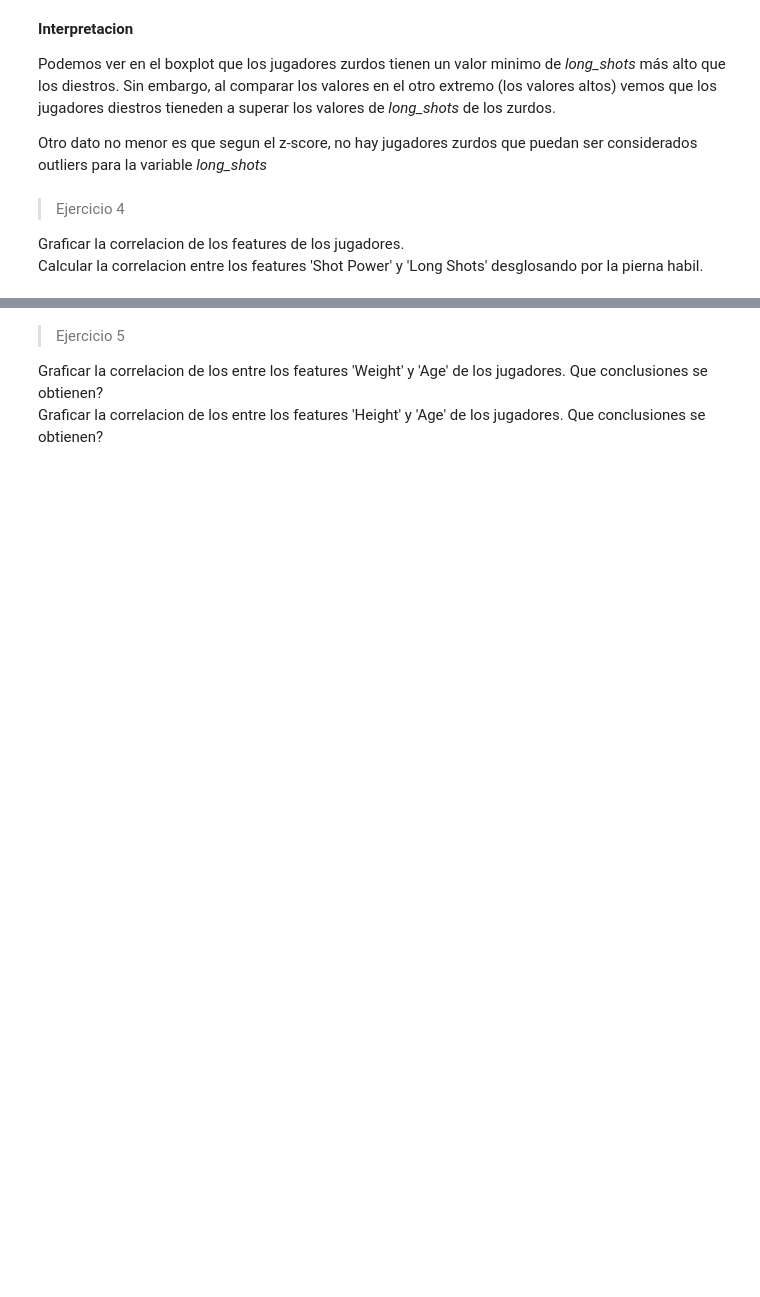
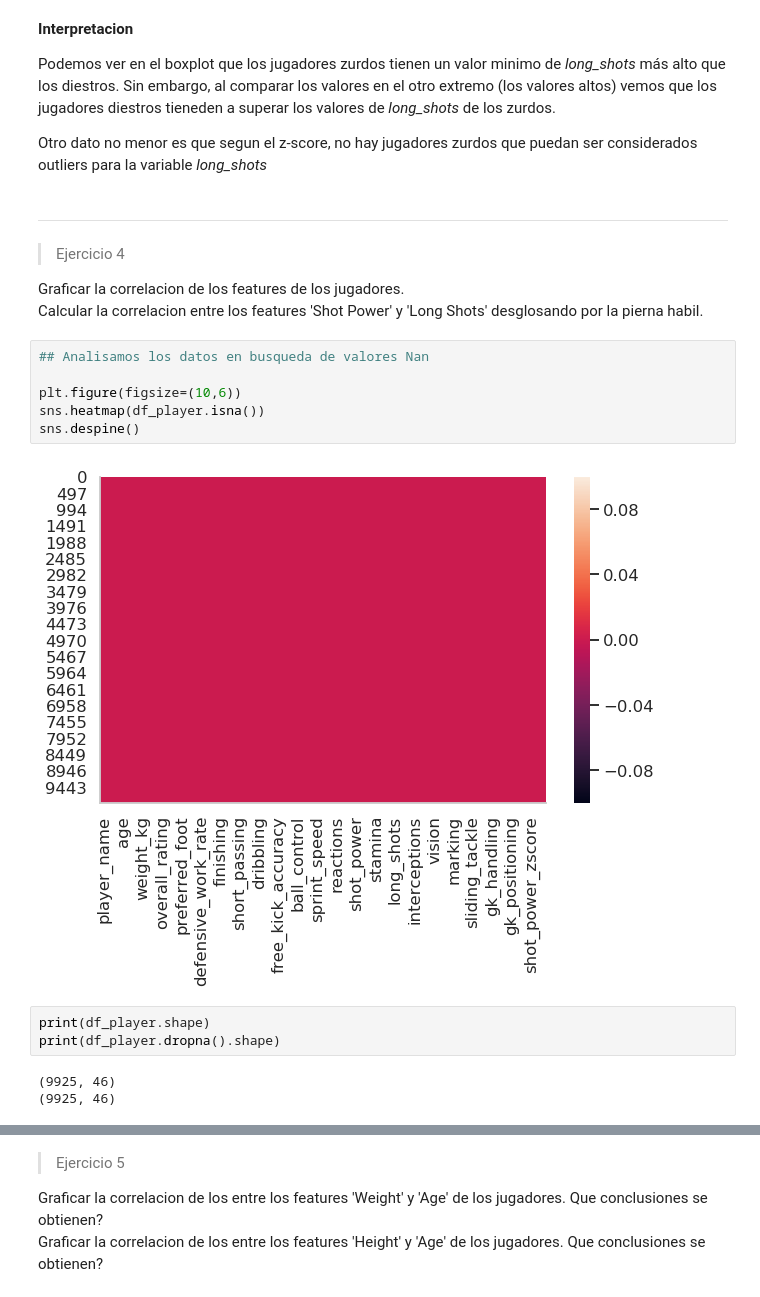
Before and after one commit to diplodatos2019/Mentoria_Analisis_Visualizacion_Datos, a Jupyter notebook: Practico_AyV_resolucion.ipynb, the cells around one changed output, grey strips where cells are left out. Saved outputs shown, nothing was run; the diff lists cells and outputs as text; blank space fills up the shorter version.

```diff
--- a/Practico_AyV_resolucion.ipynb
+++ b/Practico_AyV_resolucion.ipynb
@@ -425,7 +425,22 @@ Podemos ver en el boxplot que los jugadores zurdos tienen un valor minimo de *lo
 
 Otro dato no menor es que segun el z-score, no hay jugadores zurdos que puedan ser considerados outliers para la variable *long_shots*
 # %% [markdown]
+________________________________________
 > Ejercicio 4
 
 Graficar la correlacion de los features de los jugadores.
 Calcular la correlacion entre los features 'Shot Power' y 'Long Shots' desglosando por la pierna habil.
+# %%
+## Analisamos los datos en busqueda de valores Nan
+
+plt.figure(figsize=(10,6))
+sns.heatmap(df_player.isna())
+sns.despine()
+# %% [output]
+[figure, added]
+# %%
+print(df_player.shape)
+print(df_player.dropna().shape)
+# %% [output]
+(9925, 46)
+(9925, 46)
```
Also changed, not shown: parts of 6 cells of this notebook.
